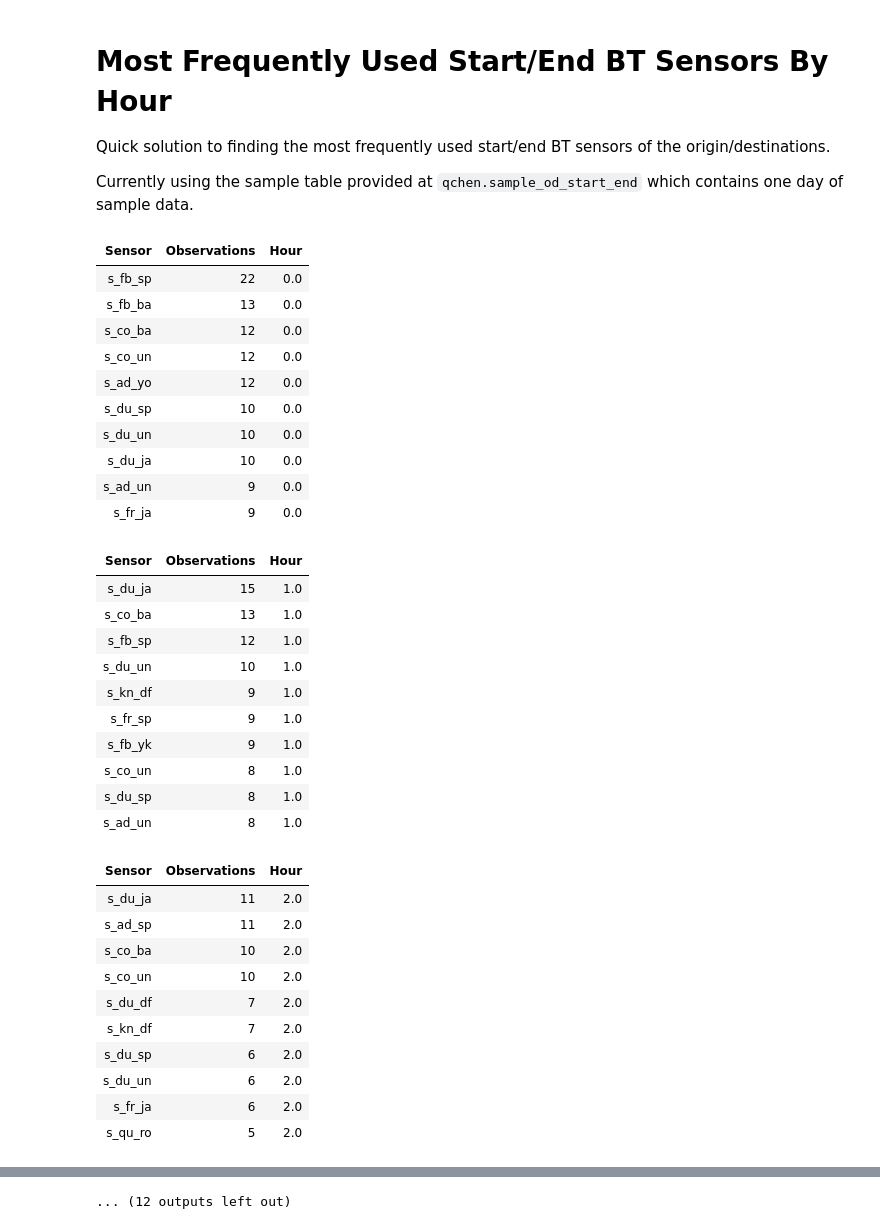
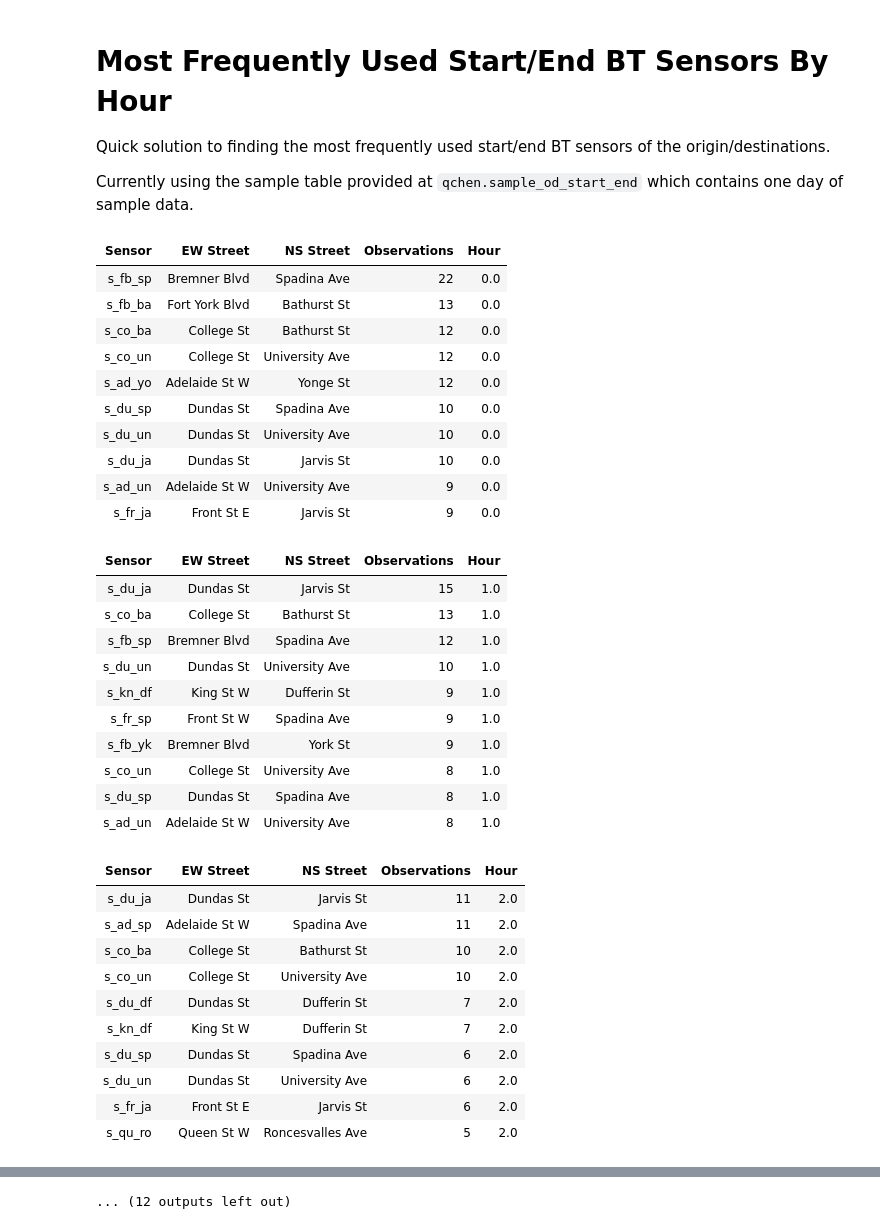
Before and after one commit to CityofToronto/bdit_king_pilot_dashboard, a Jupyter notebook: od-analysis/top_od_sensors.ipynb, the cells around one changed output, grey strips where cells are left out. Drawn from its saved outputs; the diff is of its cells as text; code cells hidden in the pictures.

```diff
--- a/od-analysis/top_od_sensors.ipynb
+++ b/od-analysis/top_od_sensors.ipynb
@@ -25,65 +25,67 @@ con = connect(**dbset)
 # %%
 # Get start sensor column names
 sql = pg.SQL('''WITH columns AS (
                 SELECT column_name
                   FROM information_schema.columns
                   WHERE table_schema='qchen' AND table_name='sample_od_start_end'
                 )
                 SELECT column_name FROM columns
                 WHERE column_name SIMILAR TO 's\_%';''')
 columns = pandasql.read_sql(sql, con)
 len_columns = len(columns)
 # Get number of observations for each start sensor
 col_values = []
 for i in range(len_columns):
-    sql = pg.SQL('''SELECT {sensor_id} AS sensor, SUM({column_name}) AS obs, trunc(EXTRACT(hour from measuredtimetimestamp)) AS "hour"
-                FROM qchen.sample_od_start_end
-                GROUP BY trunc(EXTRACT(hour from measuredtimetimestamp))
+    sql = pg.SQL('''SELECT {sensor_id} AS sensor, street_ew, street_ns, SUM({column_name}) AS obs,
+                trunc(EXTRACT(hour from measuredtimetimestamp)) AS "hour"
+                FROM qchen.sample_od_start_end od
+                JOIN ryu4.bt_sensors bt ON lower(sensor_id) = substring({sensor_id} from 3 for 5)
+                GROUP BY trunc(EXTRACT(hour from measuredtimetimestamp)), street_ew, street_ns
                 ORDER BY trunc(EXTRACT(hour from measuredtimetimestamp));''').format(sensor_id = pg.Literal(columns.values[i][0]),
                                                                             column_name = (pg.Identifier(columns.values[i][0])))
     col_hourly_sum = pandasql.read_sql(sql, con)
     col_values.append(col_hourly_sum.values)
 top_by_hour = []
 # gets top 10 start sensors with highest obs per hour
 for hour in range(24):
     ranked_sensors = []
     for col in range(len(col_values)):
         ranked_sensors.append(col_values[col][hour])
-    ranked_sensors.sort(key=lambda x: x[1], reverse=True)
+    ranked_sensors.sort(key=lambda x: x[3], reverse=True)
     top_by_hour.append(ranked_sensors[0])
-    df = pd.DataFrame(ranked_sensors[:10], columns=['Sensor', 'Observations', 'Hour'])
+    df = pd.DataFrame(ranked_sensors[:10], columns=['Sensor', 'EW Street', 'NS Street', 'Observations', 'Hour'])
     display(HTML(df.to_html(index=False)))
 # %% [output]
-| Sensor | Observations | Hour |
-| s_fb_sp | 22 | 0.0 |
-| s_fb_ba | 13 | 0.0 |
-| s_co_ba | 12 | 0.0 |
-| s_co_un | 12 | 0.0 |
-| s_ad_yo | 12 | 0.0 |
-| s_du_sp | 10 | 0.0 |
-| s_du_un | 10 | 0.0 |
-| s_du_ja | 10 | 0.0 |
-| s_ad_un | 9 | 0.0 |
-| s_fr_ja | 9 | 0.0 |
+| Sensor | EW Street | NS Street | Observations | Hour |
+| s_fb_sp | Bremner Blvd | Spadina Ave | 22 | 0.0 |
+| s_fb_ba | Fort York Blvd | Bathurst St | 13 | 0.0 |
+| s_co_ba | College St | Bathurst St | 12 | 0.0 |
+| s_co_un | College St | University Ave | 12 | 0.0 |
+| s_ad_yo | Adelaide St W | Yonge St | 12 | 0.0 |
+| s_du_sp | Dundas St | Spadina Ave | 10 | 0.0 |
+| s_du_un | Dundas St | University Ave | 10 | 0.0 |
+| s_du_ja | Dundas St | Jarvis St | 10 | 0.0 |
+| s_ad_un | Adelaide St W | University Ave | 9 | 0.0 |
+| s_fr_ja | Front St E | Jarvis St | 9 | 0.0 |
-| Sensor | Observations | Hour |
-| s_du_ja | 15 | 1.0 |
-| s_co_ba | 13 | 1.0 |
-| s_fb_sp | 12 | 1.0 |
-| s_du_un | 10 | 1.0 |
-| s_kn_df | 9 | 1.0 |
-| s_fr_sp | 9 | 1.0 |
-| s_fb_yk | 9 | 1.0 |
-| s_co_un | 8 | 1.0 |
-| s_du_sp | 8 | 1.0 |
-| s_ad_un | 8 | 1.0 |
+| Sensor | EW Street | NS Street | Observations | Hour |
+| s_du_ja | Dundas St | Jarvis St | 15 | 1.0 |
+| s_co_ba | College St | Bathurst St | 13 | 1.0 |
+| s_fb_sp | Bremner Blvd | Spadina Ave | 12 | 1.0 |
+| s_du_un | Dundas St | University Ave | 10 | 1.0 |
+| s_kn_df | King St W | Dufferin St | 9 | 1.0 |
+| s_fr_sp | Front St W | Spadina Ave | 9 | 1.0 |
+| s_fb_yk | Bremner Blvd | York St | 9 | 1.0 |
+| s_co_un | College St | University Ave | 8 | 1.0 |
+| s_du_sp | Dundas St | Spadina Ave | 8 | 1.0 |
+| s_ad_un | Adelaide St W | University Ave | 8 | 1.0 |
-| Sensor | Observations | Hour |
-| s_du_ja | 11 | 2.0 |
-| s_ad_sp | 11 | 2.0 |
-| s_co_ba | 10 | 2.0 |
-| s_co_un | 10 | 2.0 |
-| s_du_df | 7 | 2.0 |
-| s_kn_df | 7 | 2.0 |
-| s_du_sp | 6 | 2.0 |
-| s_du_un | 6 | 2.0 |
-| s_fr_ja | 6 | 2.0 |
-| s_qu_ro | 5 | 2.0 |
+| Sensor | EW Street | NS Street | Observations | Hour |
+| s_du_ja | Dundas St | Jarvis St | 11 | 2.0 |
+| s_ad_sp | Adelaide St W | Spadina Ave | 11 | 2.0 |
+| s_co_ba | College St | Bathurst St | 10 | 2.0 |
+| s_co_un | College St | University Ave | 10 | 2.0 |
+| s_du_df | Dundas St | Dufferin St | 7 | 2.0 |
+| s_kn_df | King St W | Dufferin St | 7 | 2.0 |
+| s_du_sp | Dundas St | Spadina Ave | 6 | 2.0 |
+| s_du_un | Dundas St | University Ave | 6 | 2.0 |
+| s_fr_ja | Front St E | Jarvis St | 6 | 2.0 |
+| s_qu_ro | Queen St W | Roncesvalles Ave | 5 | 2.0 |
```
Also changed, not shown: parts of 4 cells of this notebook.
